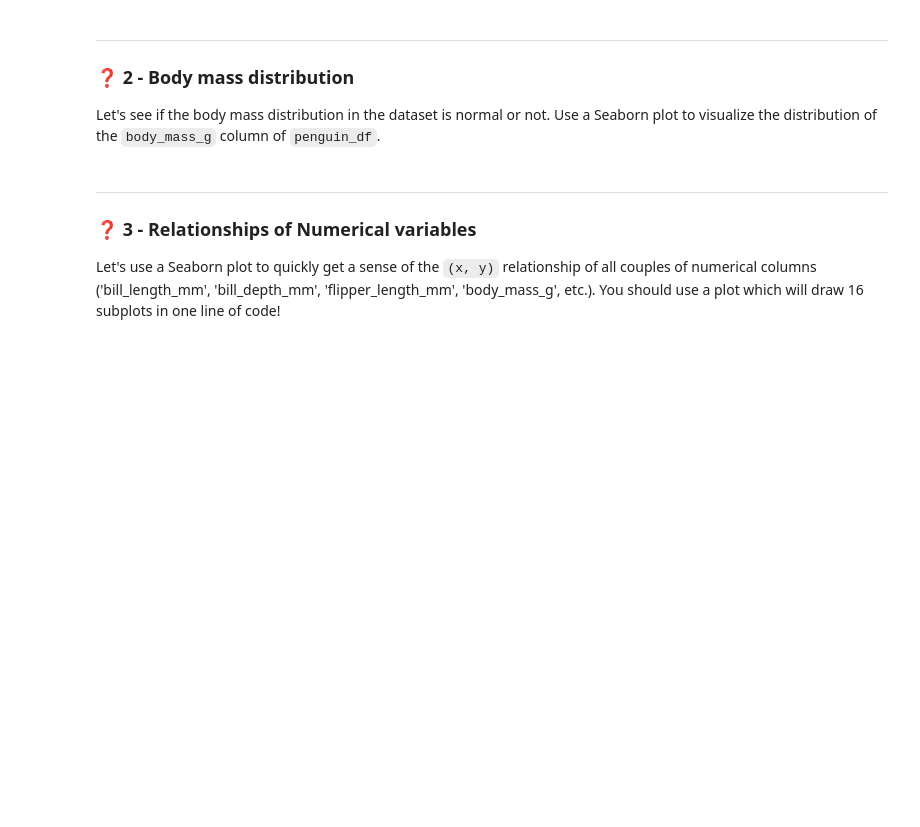
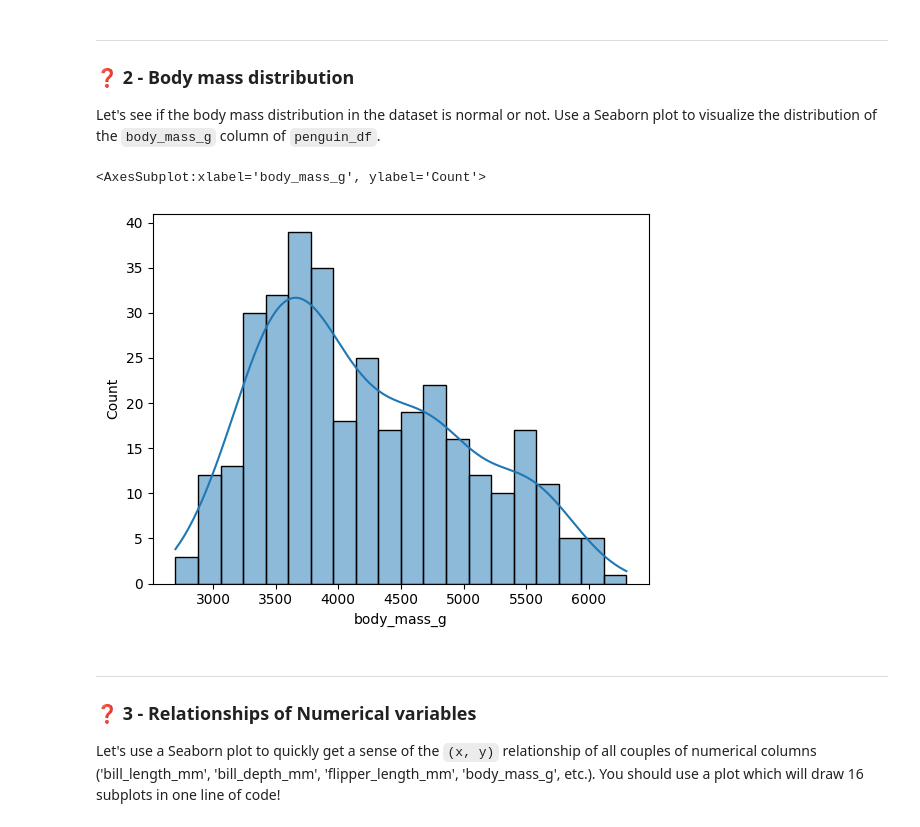
Before and after one commit to Dimasaur/data-from_data_to_viz, a Jupyter notebook: Recap.ipynb, the cells around one changed output. Saved outputs shown, nothing was run; the diff lists cells and outputs as text; code cells hidden in the pictures; blank space fills up the shorter version.

```diff
--- a/Recap.ipynb
+++ b/Recap.ipynb
@@ -42,3 +59,8 @@ Let's see if the body mass distribution in the dataset is normal or not. Use a S
+# %%
+sns.histplot(x='body_mass_g',data=penguin_df,bins=20,kde=True)
+# %% [output]
+<AxesSubplot:xlabel='body_mass_g', ylabel='Count'>
+[figure, added]
 # %% [markdown]
 ---
 ### ❓ 3 - Relationships of Numerical variables
```
Also changed, not shown: parts of 11 cells of this notebook.
